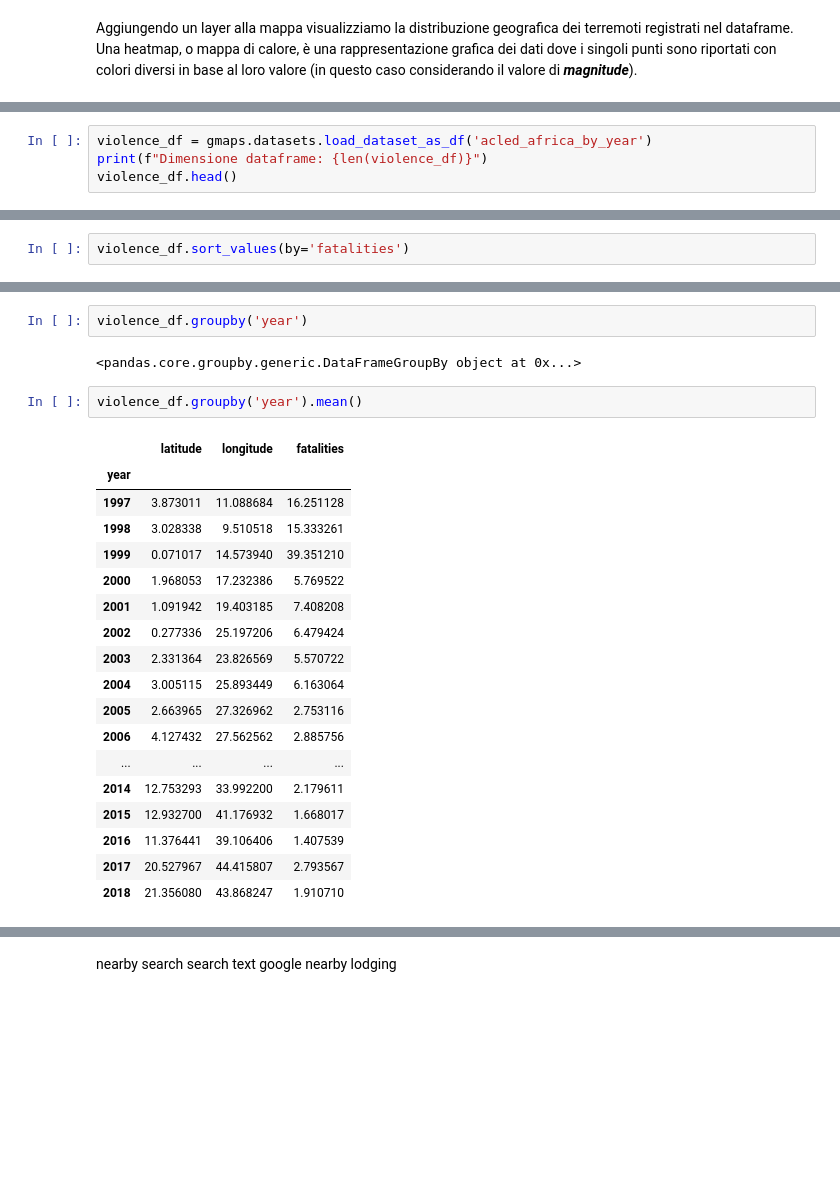
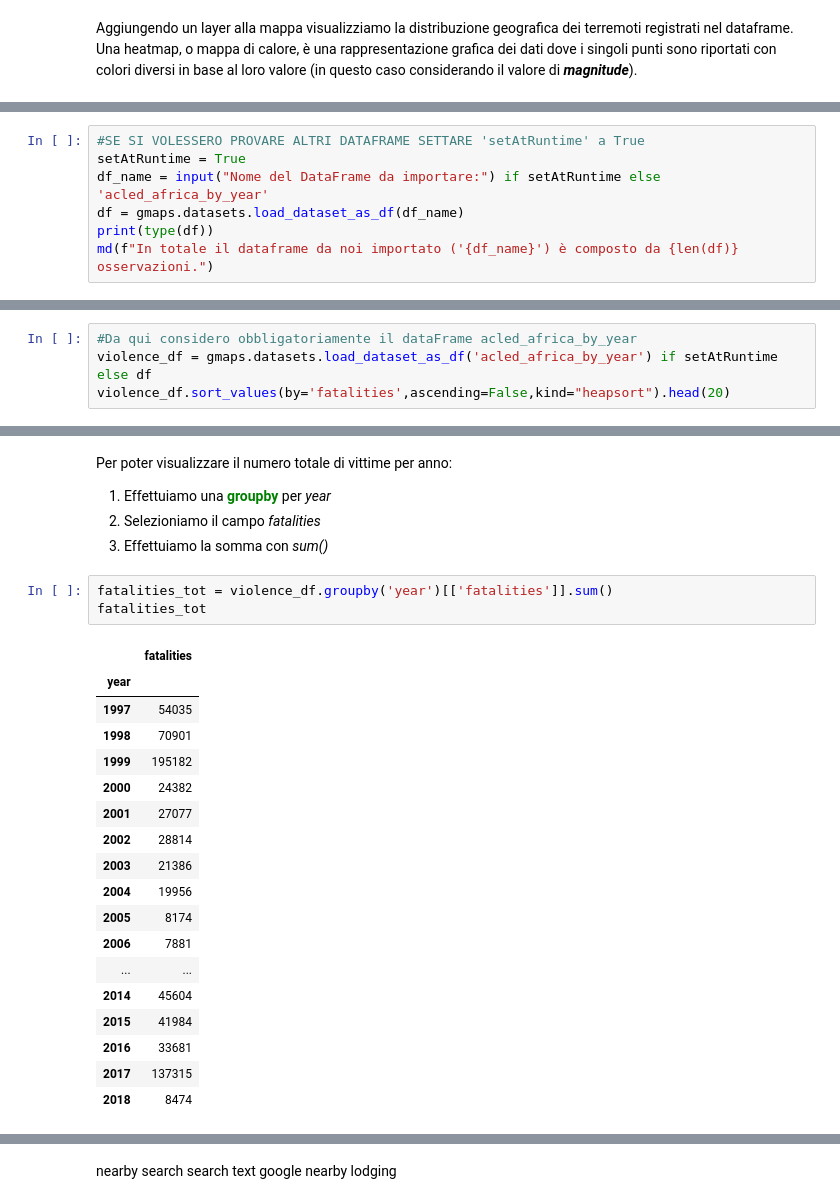
Before and after one commit to loremod/SocialMediaTutorial, a Jupyter notebook: Google Maps API.ipynb, the cells around one changed output, grey strips where cells are left out. Drawn from its saved outputs; the diff is of its cells as text; blank space fills up the shorter version.

```diff
--- a/Google Maps API.ipynb
+++ b/Google Maps API.ipynb
@@ -1065,5 +1080,8 @@ ModuleNotFoundError: No module named 'matplotlib'
 # %%
-violence_df = gmaps.datasets.load_dataset_as_df('acled_africa_by_year')
-print(f"Dimensione dataframe: {len(violence_df)}")
-violence_df.head()
+#SE SI VOLESSERO PROVARE ALTRI DATAFRAME SETTARE 'setAtRuntime' a True
+setAtRuntime = True
+df_name = input("Nome del DataFrame da importare:") if setAtRuntime else 'acled_africa_by_year'
+df = gmaps.datasets.load_dataset_as_df(df_name)
+print(type(df))
+md(f"In totale il dataframe da noi importato ('{df_name}') è composto da {len(df)} osservazioni.")
 # %% [output]
@@ -1112,4 +1155,6 @@ violence_df.describe()
 # %%
-violence_df.sort_values(by='fatalities')
+#Da qui considero obbligatoriamente il dataFrame acled_africa_by_year
+violence_df = gmaps.datasets.load_dataset_as_df('acled_africa_by_year') if setAtRuntime else df
+violence_df.sort_values(by='fatalities',ascending=False,kind="heapsort").head(20)
 # %% [output]
 |  | year | latitude | longitude | fatalities |
@@ -1128,25 +1177,29 @@ violence_df.sort_values(by='fatalities')
-# %%
-violence_df.groupby('year')
-# %% [output]
-<pandas.core.groupby.generic.DataFrameGroupBy object at 0x...>
+# %% [markdown]
+Per poter visualizzare il numero totale di vittime per anno:
+<ol>
+    <li>Effettuiamo una <b style="color:green">groupby</b> per <i>year</i></li>
+    <li>Selezioniamo il campo <i>fatalities</i></li>
+    <li>Effettuiamo la somma con <i>sum()</i></li>
+</ol>
 # %%
-violence_df.groupby('year').mean()
+fatalities_tot = violence_df.groupby('year')[['fatalities']].sum()
+fatalities_tot
 # %% [output]
-|  | latitude | longitude | fatalities |
-| year |  |  |  |
-| 1997 | 3.873011 | 11.088684 | 16.251128 |
-| 1998 | 3.028338 | 9.510518 | 15.333261 |
-| 1999 | 0.071017 | 14.573940 | 39.351210 |
-| 2000 | 1.968053 | 17.232386 | 5.769522 |
-| 2001 | 1.091942 | 19.403185 | 7.408208 |
-| 2002 | 0.277336 | 25.197206 | 6.479424 |
-| 2003 | 2.331364 | 23.826569 | 5.570722 |
-| 2004 | 3.005115 | 25.893449 | 6.163064 |
-| 2005 | 2.663965 | 27.326962 | 2.753116 |
-| 2006 | 4.127432 | 27.562562 | 2.885756 |
-| ... | ... | ... | ... |
-| 2014 | 12.753293 | 33.992200 | 2.179611 |
-| 2015 | 12.932700 | 41.176932 | 1.668017 |
-| 2016 | 11.376441 | 39.106406 | 1.407539 |
-| 2017 | 20.527967 | 44.415807 | 2.793567 |
-| 2018 | 21.356080 | 43.868247 | 1.910710 |
+|  | fatalities |
+| year |  |
+| 1997 | 54035 |
+| 1998 | 70901 |
+| 1999 | 195182 |
+| 2000 | 24382 |
+| 2001 | 27077 |
+| 2002 | 28814 |
+| 2003 | 21386 |
+| 2004 | 19956 |
+| 2005 | 8174 |
+| 2006 | 7881 |
+| ... | ... |
+| 2014 | 45604 |
+| 2015 | 41984 |
+| 2016 | 33681 |
+| 2017 | 137315 |
+| 2018 | 8474 |
```
Also changed, not shown: parts of 62 cells of this notebook.
